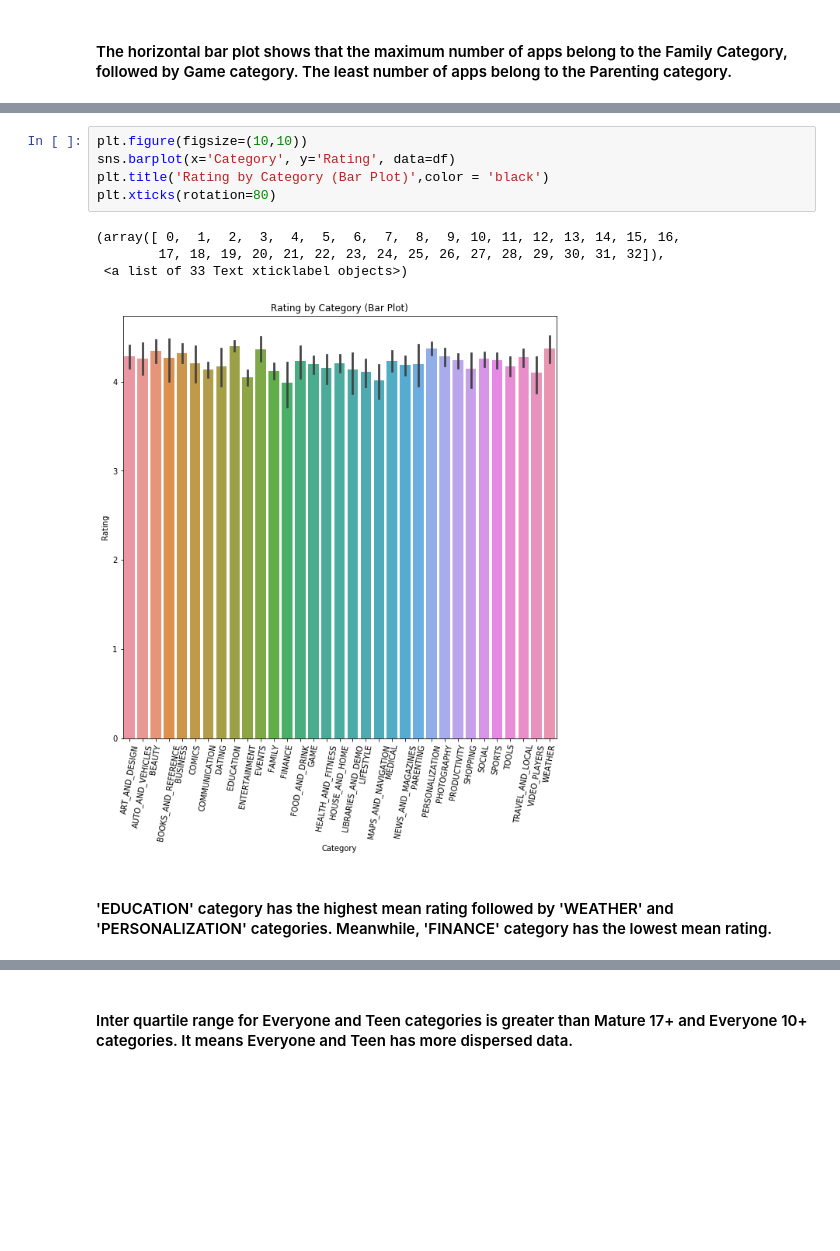
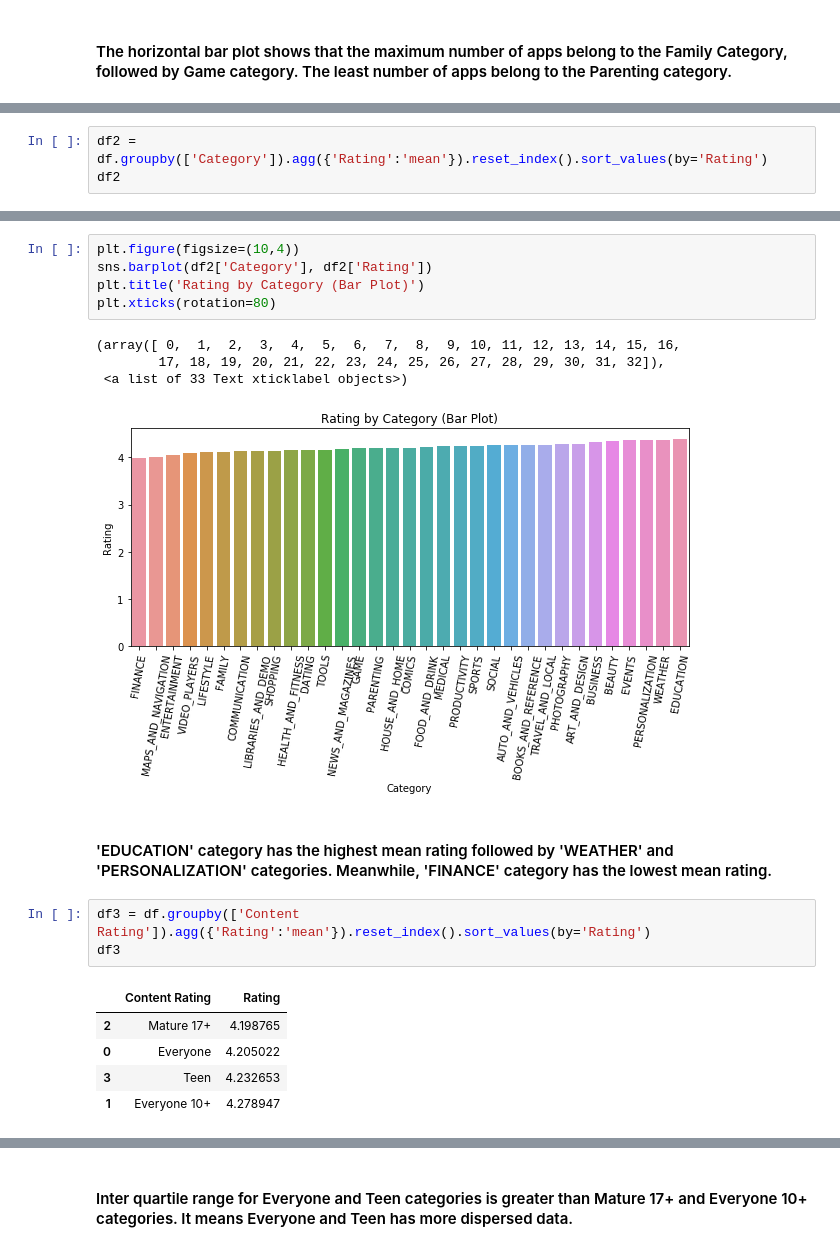
Before and after one commit to hrisav/EDA-Google-Play-Store-Apps, a Jupyter notebook: EDA of Google Play Store Apps.ipynb, the cells around one changed output, grey strips where cells are left out. Cells and saved outputs as stored; diff of their text form; blank space fills up the shorter version.

```diff
--- a/EDA of Google Play Store Apps.ipynb
+++ b/EDA of Google Play Store Apps.ipynb
@@ -420,0 +421,3 @@ Text(0.5, 0, 'Number of Apps')
+# %%
+df2 = df.groupby(['Category']).agg({'Rating':'mean'}).reset_index().sort_values(by='Rating')
+df2
@@ -421,12 +442,21 @@ Text(0.5, 0, 'Number of Apps')
 # %%
-plt.figure(figsize=(10,10))
-sns.barplot(x='Category', y='Rating', data=df)
-plt.title('Rating by Category (Bar Plot)',color = 'black')
+plt.figure(figsize=(10,4))
+sns.barplot(df2['Category'], df2['Rating'])
+plt.title('Rating by Category (Bar Plot)')
 plt.xticks(rotation=80)
 # %% [output]
 (array([ 0,  1,  2,  3,  4,  5,  6,  7,  8,  9, 10, 11, 12, 13, 14, 15, 16,
         17, 18, 19, 20, 21, 22, 23, 24, 25, 26, 27, 28, 29, 30, 31, 32]),
  <a list of 33 Text xticklabel objects>)
-[figure, old version]
+[figure, new version]
 # %% [markdown]
 #### 'EDUCATION' category has the highest mean rating followed by 'WEATHER' and 'PERSONALIZATION' categories. Meanwhile, 'FINANCE' category has the lowest mean rating.
+# %%
+df3 = df.groupby(['Content Rating']).agg({'Rating':'mean'}).reset_index().sort_values(by='Rating')
+df3
+# %% [output]
+|  | Content Rating | Rating |
+| 2 | Mature 17+ | 4.198765 |
+| 0 | Everyone | 4.205022 |
+| 3 | Teen | 4.232653 |
+| 1 | Everyone 10+ | 4.278947 |
```
Also changed, not shown: parts of 61 cells of this notebook.
